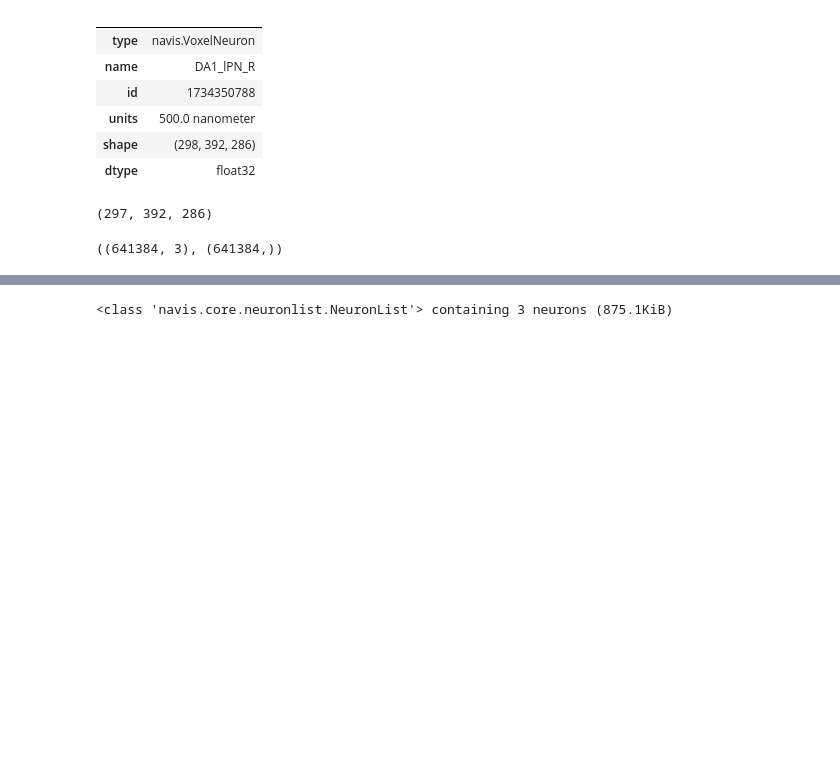
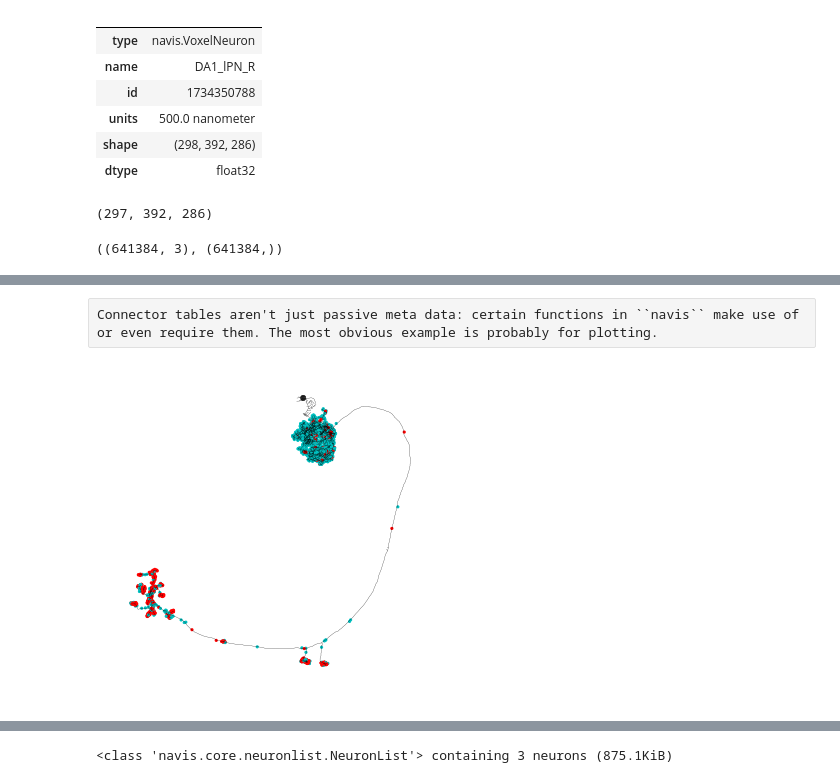
Before and after one commit to navis-org/navis, a Jupyter notebook: docs/source/tutorials/neurons_intro.ipynb, the cells around one changed output, grey strips where cells are left out. Saved outputs shown, nothing was run; the diff lists cells and outputs as text; code cells hidden in the pictures; blank space fills up the shorter version.

```diff
--- a/docs/source/tutorials/neurons_intro.ipynb
+++ b/docs/source/tutorials/neurons_intro.ipynb
@@ -208,0 +211,3 @@ Multiple neurons are typically collected in a :class:`~navis.NeuronList` as cont
+# %%
+n = navis.example_neurons(1)
+n.connectors.head()
@@ -208,0 +221,10 @@ Multiple neurons are typically collected in a :class:`~navis.NeuronList` as cont
+# %% [raw]
+Connector tables aren't just passive meta data: certain functions in ``navis`` make use of or even require them. The most obvious example is probably for plotting.
+# %%
+# Plot neuron including its connectors
+# Note we're increasing connector size and decreasing line width
+# to illustrate emphasize connectors
+fig, ax = navis.plot2d(n, connectors=True, color='k', cn_size=10, lw=.25)
+ax.dist = 5
+# %% [output]
+[figure, added]
```
Also changed, not shown: parts of 19 cells of this notebook, 3 other files.
